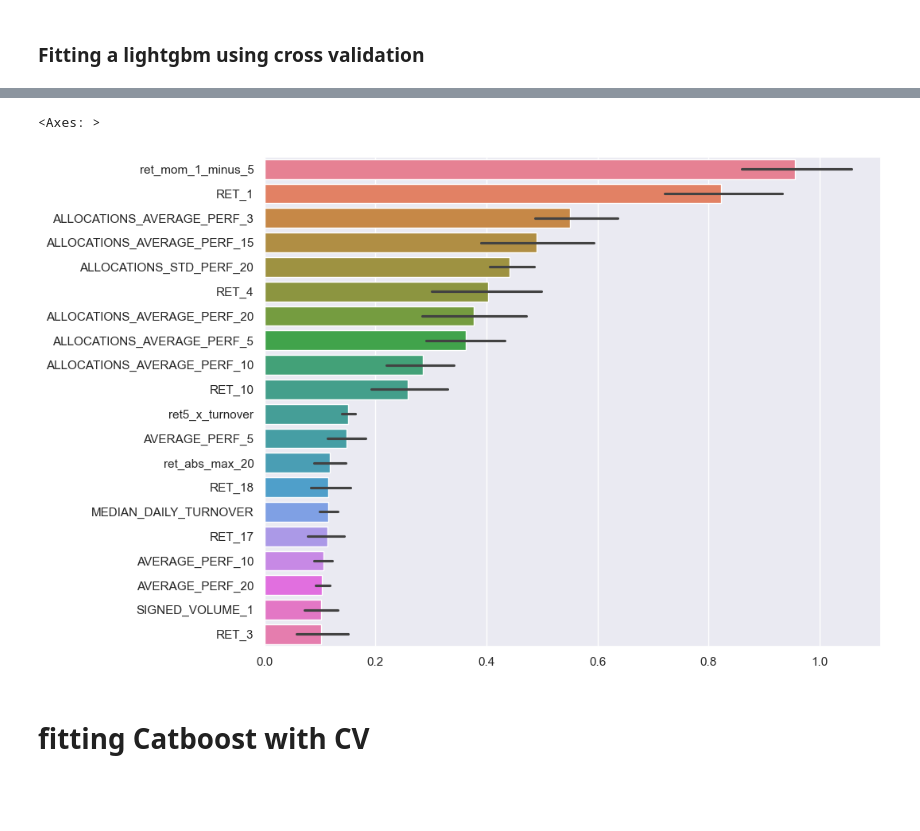
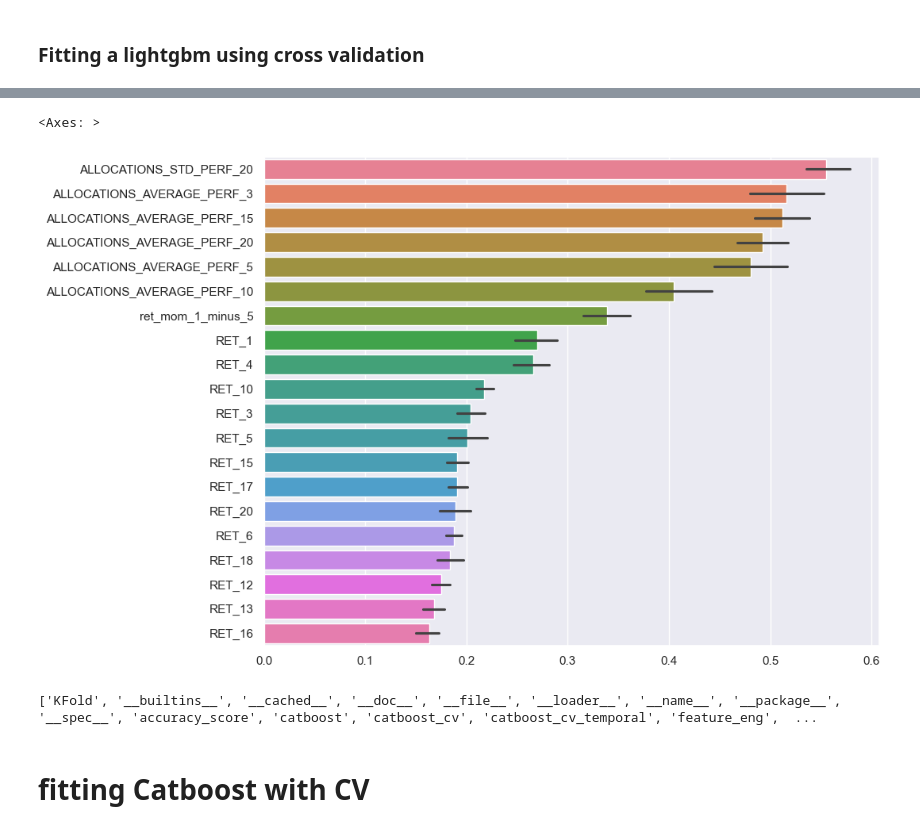
Before and after one commit to Martinoor/QRT-ENS-Data-Challenge, a Jupyter notebook: v2.ipynb, the cells around one changed output, grey strips where cells are left out. Cells and saved outputs as stored; diff of their text form; code cells hidden in the pictures; blank space fills up the shorter version.

Commit message:
update pipeline.py and v2.ipynb

```diff
--- a/v2.ipynb
+++ b/v2.ipynb
@@ -34,7 +36,9 @@ print(dir(feature_eng))
-# %%
-from feature_eng import FE_benchmark, add_rowwise_features
-X_train, X_test, features = FE_benchmark(X_train, X_test)
-X_train, X_test, features = add_rowwise_features(X_train, X_test, features)
+# %%
+# Add benchmark features
+X_train, X_test, features = feature_eng.FE_benchmark(X_train, X_test)
+
+# Add rowwise features
+X_train, X_test, features = feature_eng.add_rowwise_features(X_train, X_test, features)
 # %%
 X_train[features].head()
 # %% [output]
@@ -139,0 +55,12 @@ Accuracy: 52.26% [52.09 ; 52.43] (+- 0.17)
+# %%
+print("lightgbm on bechmark + rowwise features and normal cv")
+lgbm_models, lgbm_scores = pipeline.lgbm_cv(
+    X_train,
+    y_train,
+    X_test,
+    features,
+    num_boost_round=500,
+    learning_rate=0.05,
+    max_depth=6,
+    see_folds=True,
+)
@@ -140,23 +78,23 @@ Accuracy: 52.26% [52.09 ; 52.43] (+- 0.17)
 # %%
 feature_importances = pd.DataFrame(
     [
         model_lgbm.feature_importance(importance_type="gain")
-        for model_lgbm in models_lgbm
+        for model_lgbm in lgbm_models
     ],
-    columns=features_lgbm,
+    columns=features,
 )
 
 feature_importances = feature_importances.loc[
     :, feature_importances.mean(0).sort_values(ascending=False).index[:20]
 ]
 
 plt.figure(figsize=(10, 8))
 
 sns.barplot(
     data=feature_importances,
     orient="h",
     order=feature_importances.mean().sort_values(ascending=False).index,
 )
 # %% [output]
 <Axes: >
-[figure, old version]
+[figure, new version]
@@ -172,0 +101,8 @@ sns.barplot(
+# %%
+import pipeline
+from importlib import reload
+
+reload(pipeline)
+print(dir(pipeline))
+# %% [output]
+['KFold', '__builtins__', '__cached__', '__doc__', '__file__', '__loader__', '__name__', '__package__', '__spec__', 'accuracy_score', 'catboost', 'catboost_cv', 'catboost_cv_temporal', 'feature_eng',  ...
```
Also changed, not shown: parts of 26 cells of this notebook, 2 other files.
